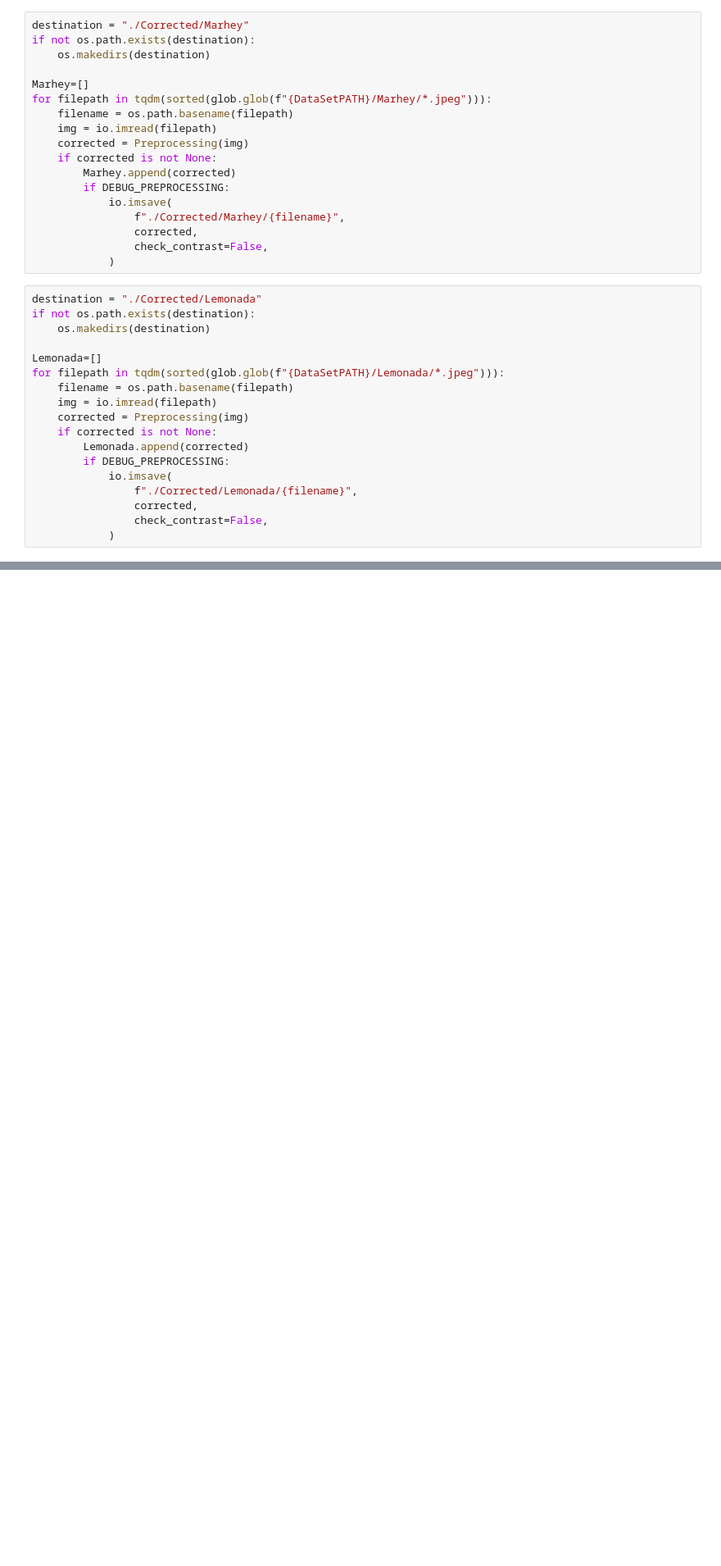
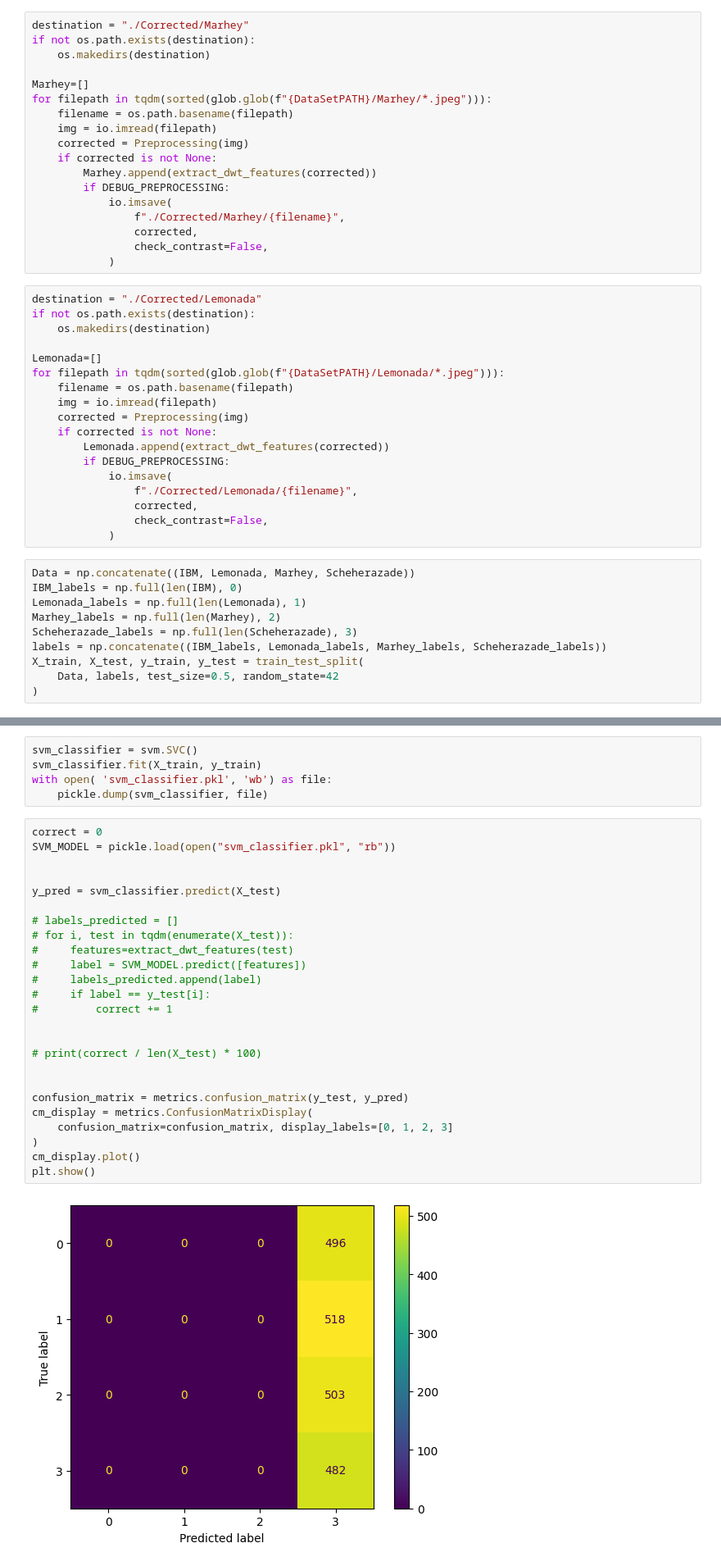
Before and after one commit to yousefosama654/Arabic-Font-Recognition, a Jupyter notebook: training-classification.ipynb, the cells around one changed output, grey strips where cells are left out. Shown: that part at 82% size. Saved outputs shown, nothing was run; the diff lists cells and outputs as text; blank space fills up the shorter version.

```diff
--- a/training-classification.ipynb
+++ b/training-classification.ipynb
@@ -295,7 +391,7 @@ for filepath in tqdm(sorted(glob.glob(f"{DataSetPATH}/Marhey/*.jpeg"))):
     img = io.imread(filepath)
     corrected = Preprocessing(img)
     if corrected is not None:
-        Marhey.append(corrected)
+        Marhey.append(extract_dwt_features(corrected))
         if DEBUG_PREPROCESSING:
             io.imsave(
                 f"./Corrected/Marhey/{filename}",
@@ -313,10 +409,20 @@ for filepath in tqdm(sorted(glob.glob(f"{DataSetPATH}/Lemonada/*.jpeg"))):
     img = io.imread(filepath)
     corrected = Preprocessing(img)
     if corrected is not None:
-        Lemonada.append(corrected)
+        Lemonada.append(extract_dwt_features(corrected))
         if DEBUG_PREPROCESSING:
             io.imsave(
                 f"./Corrected/Lemonada/{filename}",
                 corrected,
                 check_contrast=False,
             )
+# %%
+Data = np.concatenate((IBM, Lemonada, Marhey, Scheherazade))
+IBM_labels = np.full(len(IBM), 0)
+Lemonada_labels = np.full(len(Lemonada), 1)
+Marhey_labels = np.full(len(Marhey), 2)
+Scheherazade_labels = np.full(len(Scheherazade), 3)
+labels = np.concatenate((IBM_labels, Lemonada_labels, Marhey_labels, Scheherazade_labels))
+X_train, X_test, y_train, y_test = train_test_split(
+    Data, labels, test_size=0.5, random_state=42
+)
@@ -322,0 +463,32 @@ for filepath in tqdm(sorted(glob.glob(f"{DataSetPATH}/Lemonada/*.jpeg"))):
+# %%
+svm_classifier = svm.SVC()
+svm_classifier.fit(X_train, y_train)
+with open( 'svm_classifier.pkl', 'wb') as file:
+    pickle.dump(svm_classifier, file)
+# %%
+correct = 0
+SVM_MODEL = pickle.load(open("svm_classifier.pkl", "rb"))
+
+
+y_pred = svm_classifier.predict(X_test)
+
+# labels_predicted = []
+# for i, test in tqdm(enumerate(X_test)):
+#     features=extract_dwt_features(test)
+#     label = SVM_MODEL.predict([features])
+#     labels_predicted.append(label)
+#     if label == y_test[i]:
+#         correct += 1
+
+
+# print(correct / len(X_test) * 100)
+
+
+confusion_matrix = metrics.confusion_matrix(y_test, y_pred)
+cm_display = metrics.ConfusionMatrixDisplay(
+    confusion_matrix=confusion_matrix, display_labels=[0, 1, 2, 3]
+)
+cm_display.plot()
+plt.show()
+# %% [output]
+[figure, added]
```
Also changed, not shown: parts of 10 cells of this notebook, 1 other file.
